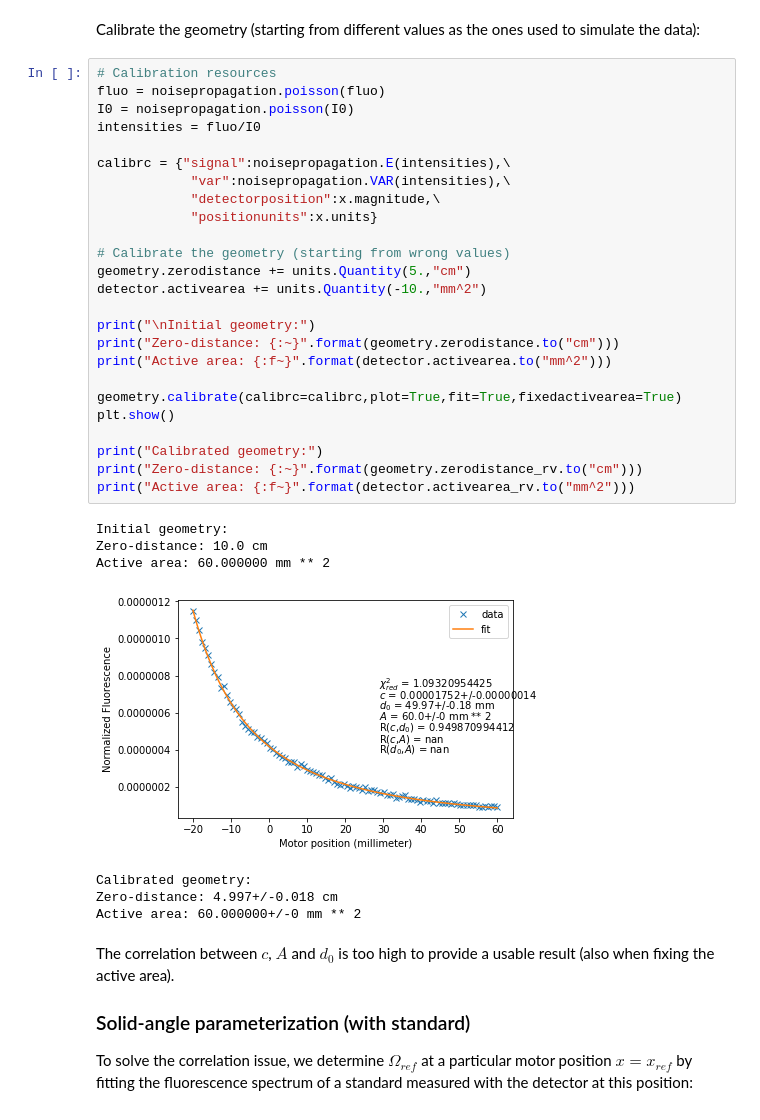
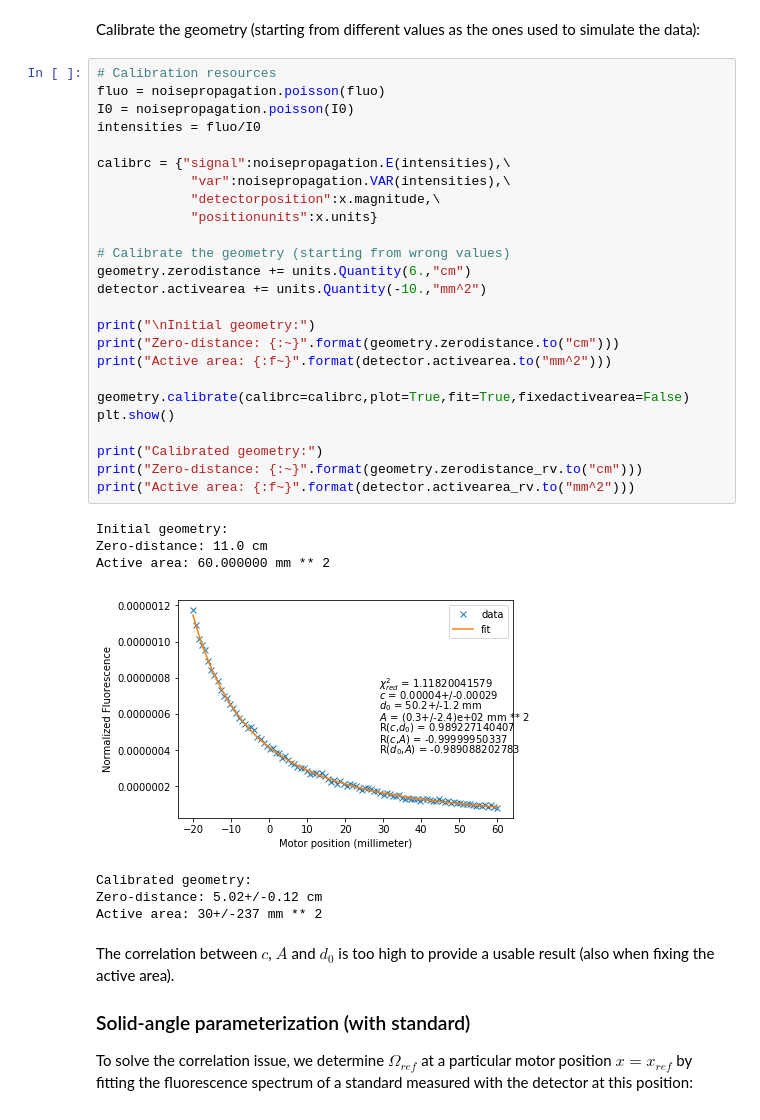
Before and after one commit to woutdenolf/spectrocrunch, a Jupyter notebook: doc/source/tutorials/xrfquant.ipynb, the cells around one changed output. Saved outputs shown, nothing was run; the diff lists cells and outputs as text.

```diff
--- a/doc/source/tutorials/xrfquant.ipynb
+++ b/doc/source/tutorials/xrfquant.ipynb
@@ -142,36 +142,36 @@ Calibrate the geometry (starting from different values as the ones used to simul
 # %%
 # Calibration resources
 fluo = noisepropagation.poisson(fluo)
 I0 = noisepropagation.poisson(I0)
 intensities = fluo/I0
 
 calibrc = {"signal":noisepropagation.E(intensities),\
             "var":noisepropagation.VAR(intensities),\
             "detectorposition":x.magnitude,\
             "positionunits":x.units}
 
 # Calibrate the geometry (starting from wrong values)
-geometry.zerodistance += units.Quantity(5.,"cm")
+geometry.zerodistance += units.Quantity(6.,"cm")
 detector.activearea += units.Quantity(-10.,"mm^2")
 
 print("\nInitial geometry:")
 print("Zero-distance: {:~}".format(geometry.zerodistance.to("cm")))
 print("Active area: {:f~}".format(detector.activearea.to("mm^2")))
 
-geometry.calibrate(calibrc=calibrc,plot=True,fit=True,fixedactivearea=True)
+geometry.calibrate(calibrc=calibrc,plot=True,fit=True,fixedactivearea=False)
 plt.show()
 
 print("Calibrated geometry:")
 print("Zero-distance: {:~}".format(geometry.zerodistance_rv.to("cm")))
 print("Active area: {:f~}".format(detector.activearea_rv.to("mm^2")))
 # %% [output]
 Initial geometry:
-Zero-distance: 10.0 cm
+Zero-distance: 11.0 cm
 Active area: 60.000000 mm ** 2
-[figure, old version]
+[figure, new version]
 Calibrated geometry:
-Zero-distance: 4.997+/-0.018 cm
-Active area: 60.000000+/-0 mm ** 2
+Zero-distance: 5.02+/-0.12 cm
+Active area: 30+/-237 mm ** 2
 # %% [markdown]
 The correlation between $c$, $A$ and $d_0$ is too high to provide a usable result (also when fixing the active area).
 
```
Also changed, not shown: parts of 5 cells of this notebook, 8 other files.
